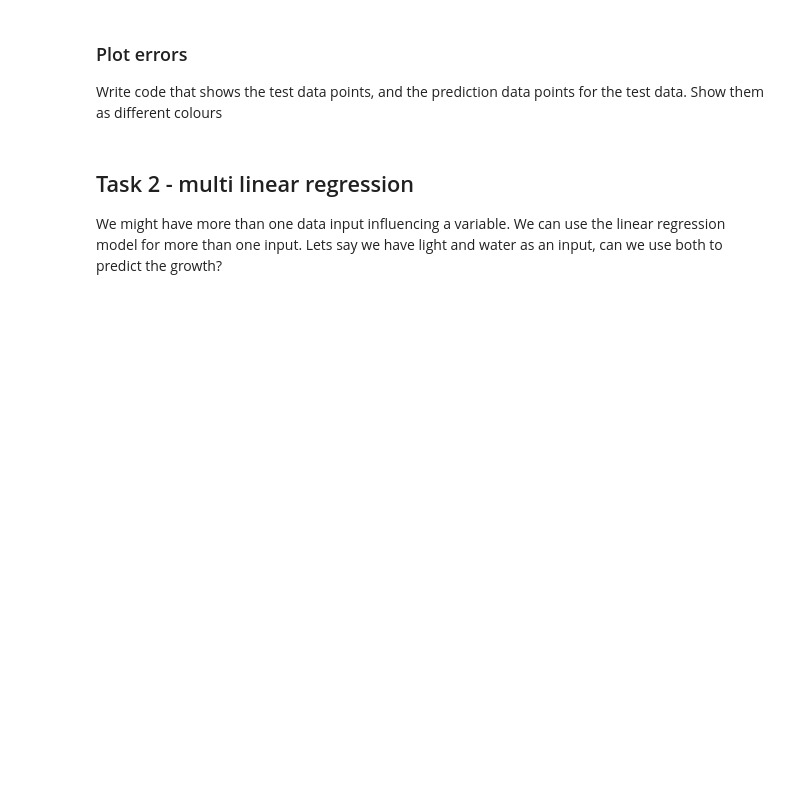
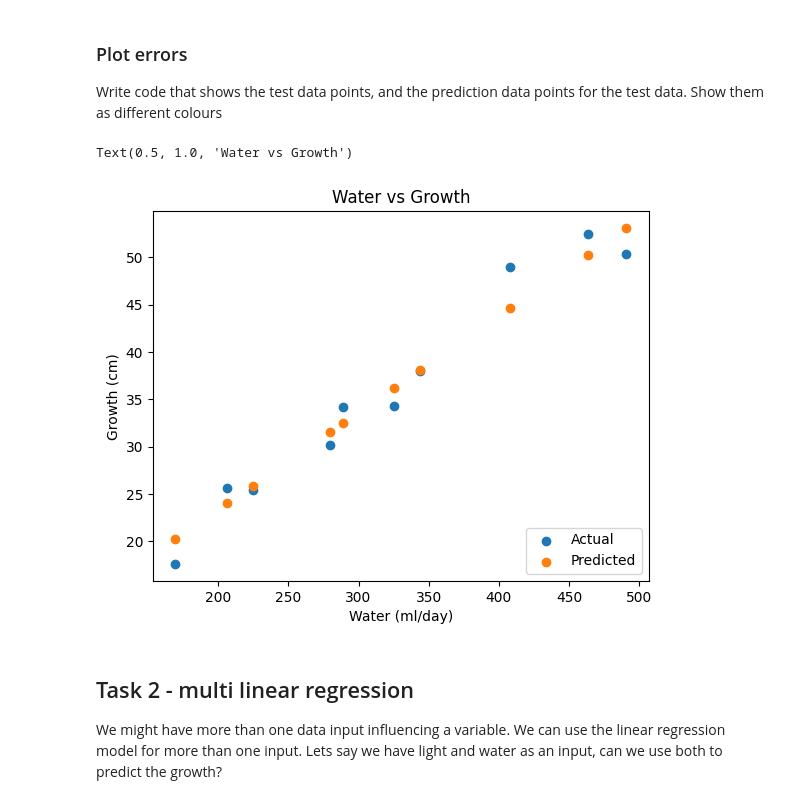
Before and after one commit to MartinChirwa03/Datalogging-and-machine-learning-course, a Jupyter notebook: Solutions/solutions lab_6/lab.ipynb, the cells around one changed output. Cells and saved outputs as stored; diff of their text form; code cells hidden in the pictures; blank space fills up the shorter version.

```diff
--- a/Solutions/solutions lab_6/lab.ipynb
+++ b/Solutions/solutions lab_6/lab.ipynb
@@ -75,9 +75,14 @@ Mean Squared Error: 4.124758215857459
 Write code that shows the test data points, and the prediction data points for the test data. Show them as different colours
 # %%
 plt.scatter(X_test,y_test,label="Actual")
-plt.scatter(y_pred,y_test,label="Predicted")
+plt.scatter(X_test,y_pred,label="Predicted")
 plt.legend(loc="lower right")
-plt.show()
+plt.xlabel("Water (ml/day)")
+plt.ylabel("Growth (cm)")
+plt.title("Water vs Growth")
+# %% [output]
+Text(0.5, 1.0, 'Water vs Growth')
+[figure, added]
 # %% [markdown]
 ## Task 2 - multi linear regression
 We might have more than one data input influencing a variable. We can use the linear regression model for more than one input. Lets say we have light and water as an input, can we use both to predict the growth?
```
Also changed, not shown: parts of 5 cells of this notebook.
